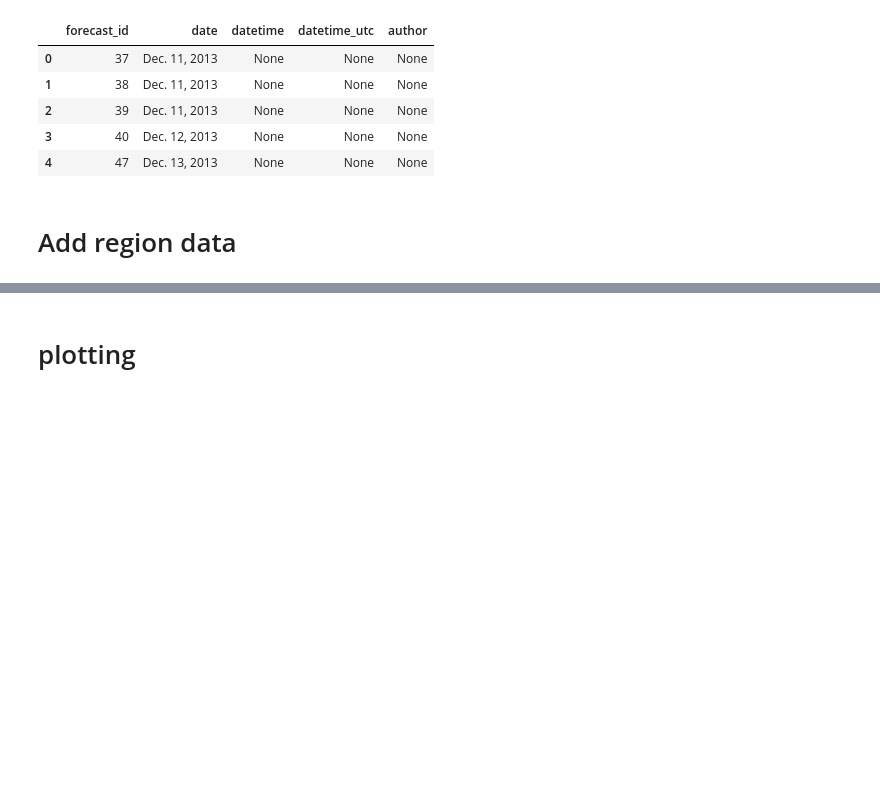
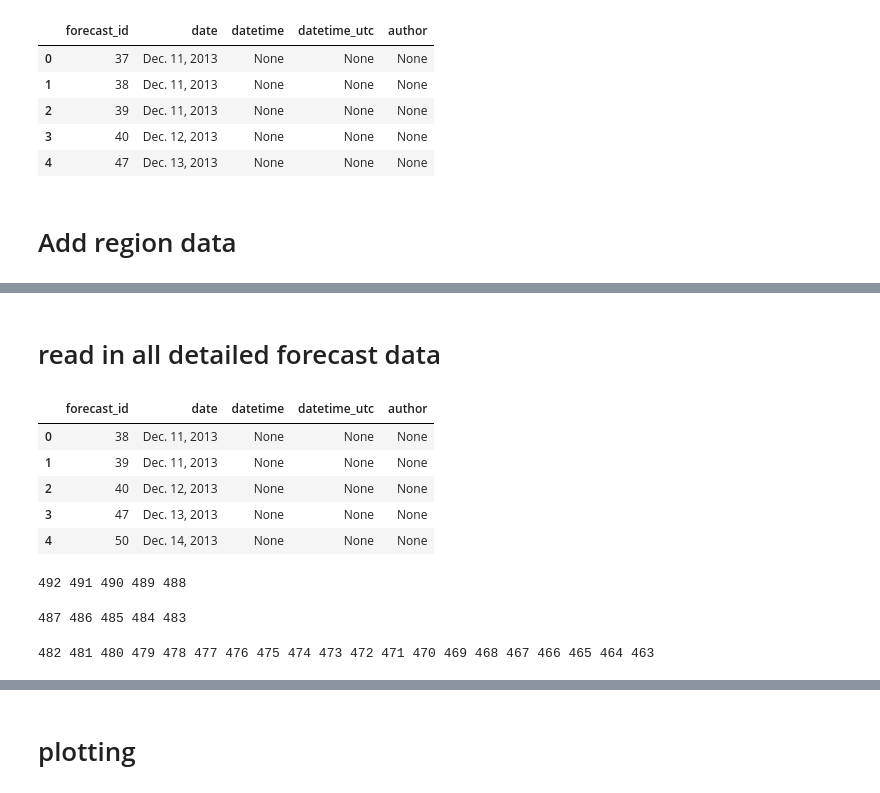
Before and after one commit to baldwint/snotelier, a Jupyter notebook: nwac.ipynb, the cells around one changed output, grey strips where cells are left out. Saved outputs shown, nothing was run; the diff lists cells and outputs as text; code cells hidden in the pictures; blank space fills up the shorter version.

```diff
--- a/nwac.ipynb
+++ b/nwac.ipynb
@@ -496,0 +439,11 @@ df
+# %% [markdown]
+# read in all detailed forecast data
+# %%
+pd.read_sql_query('select * from forecasts where datetime_utc is null order by forecast_id limit 5', engine)
+# %% [output]
+|  | forecast_id | date | datetime | datetime_utc | author |
+| 0 | 38 | Dec. 11, 2013 | None | None | None |
+| 1 | 39 | Dec. 11, 2013 | None | None | None |
+| 2 | 40 | Dec. 12, 2013 | None | None | None |
+| 3 | 47 | Dec. 13, 2013 | None | None | None |
+| 4 | 50 | Dec. 14, 2013 | None | None | None |
@@ -496,0 +467,12 @@ df
+# %%
+fill_forecasts()
+# %% [output]
+492 491 490 489 488
+# %%
+fill_forecasts()
+# %% [output]
+487 486 485 484 483
+# %%
+fill_forecasts(20)
+# %% [output]
+482 481 480 479 478 477 476 475 474 473 472 471 470 469 468 467 466 465 464 463
```
Also changed, not shown: parts of 43 cells of this notebook.
